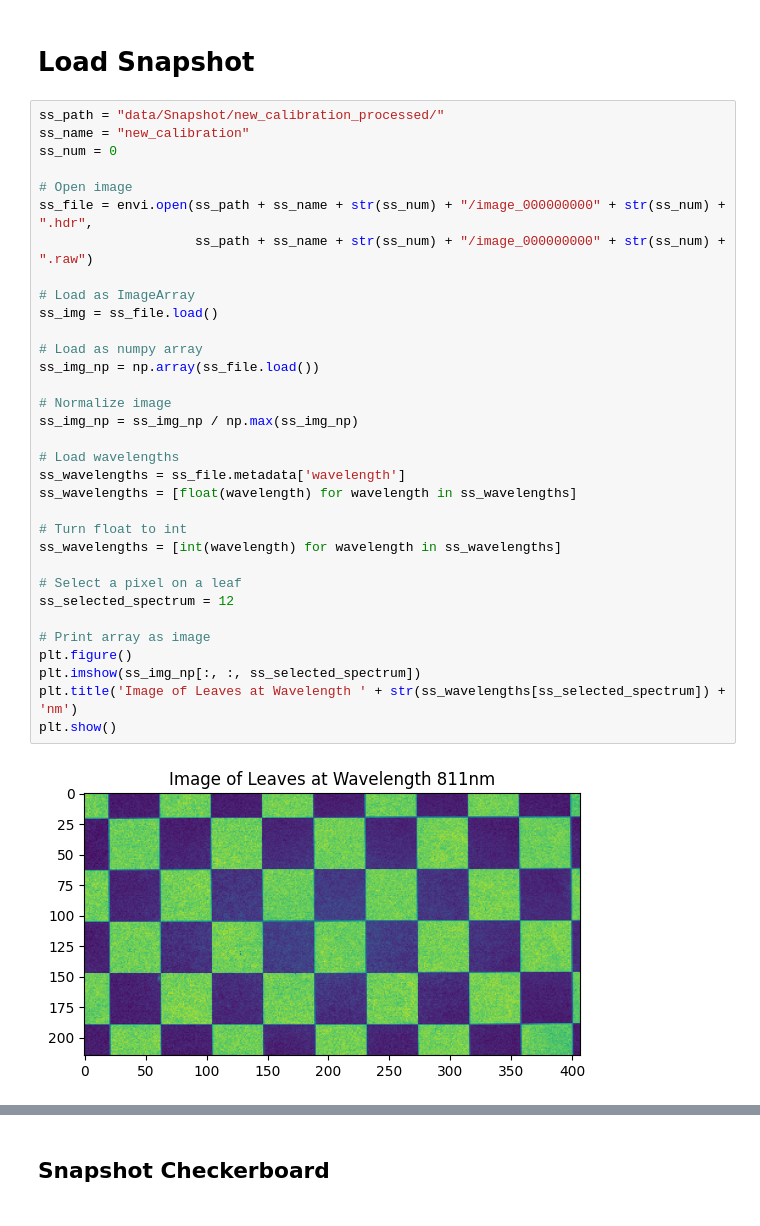
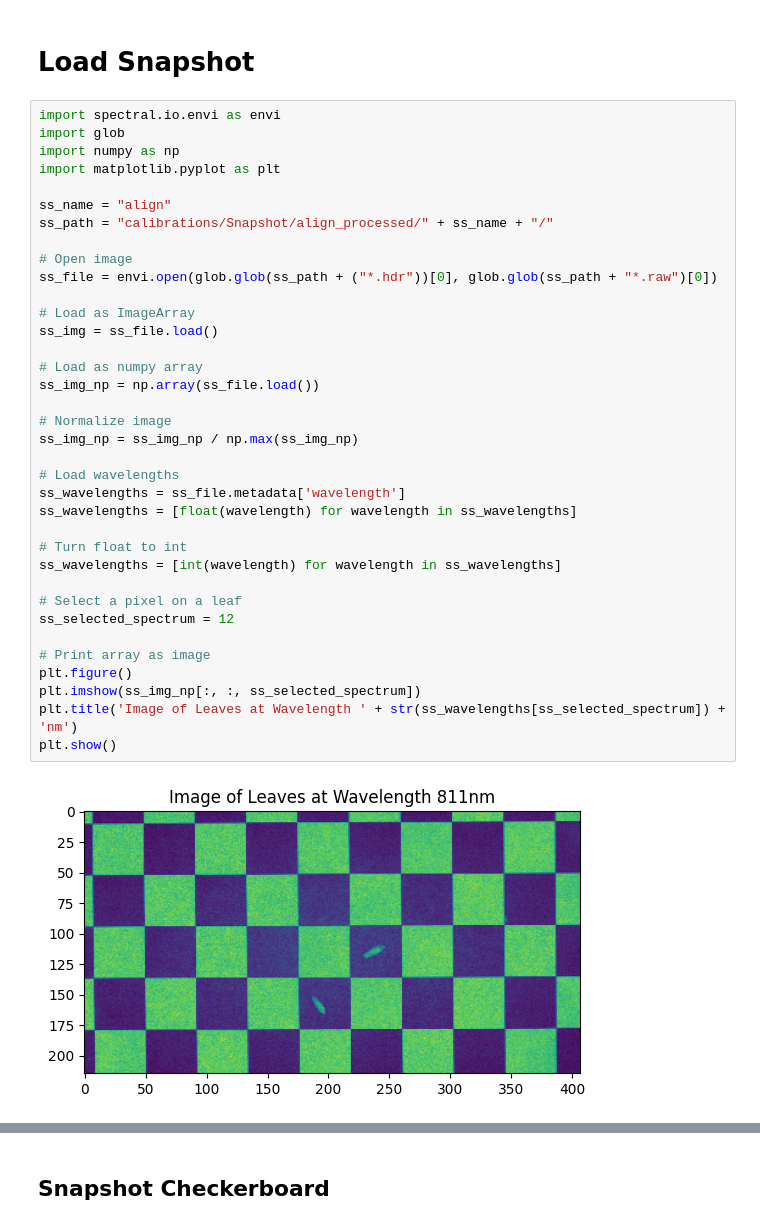
Before and after one commit to amar-music/hyperspectral-snapshot-upscaling, a Jupyter notebook: calibration.ipynb, the cells around one changed output, grey strips where cells are left out. Cells and saved outputs as stored; diff of their text form.

Commit message:
Cleaned calibration

```diff
--- a/calibration.ipynb
+++ b/calibration.ipynb
@@ -161,40 +159,43 @@ True
 # %% [markdown]
 # Load Snapshot
 # %%
-ss_path = "data/Snapshot/new_calibration_processed/"
-ss_name = "new_calibration"
-ss_num = 0
+import spectral.io.envi as envi
+import glob
+import numpy as np
+import matplotlib.pyplot as plt
+
+ss_name = "align"
+ss_path = "calibrations/Snapshot/align_processed/" + ss_name + "/"
 
 # Open image
-ss_file = envi.open(ss_path + ss_name + str(ss_num) + "/image_000000000" + str(ss_num) + ".hdr",
-                    ss_path + ss_name + str(ss_num) + "/image_000000000" + str(ss_num) + ".raw")
+ss_file = envi.open(glob.glob(ss_path + ("*.hdr"))[0], glob.glob(ss_path + "*.raw")[0])
 
 # Load as ImageArray
 ss_img = ss_file.load()
 
 # Load as numpy array
 ss_img_np = np.array(ss_file.load())
 
 # Normalize image
 ss_img_np = ss_img_np / np.max(ss_img_np)
 
 # Load wavelengths
 ss_wavelengths = ss_file.metadata['wavelength']
 ss_wavelengths = [float(wavelength) for wavelength in ss_wavelengths]
 
 # Turn float to int
 ss_wavelengths = [int(wavelength) for wavelength in ss_wavelengths]
 
 # Select a pixel on a leaf
 ss_selected_spectrum = 12
 
 # Print array as image
 plt.figure()
 plt.imshow(ss_img_np[:, :, ss_selected_spectrum])
 plt.title('Image of Leaves at Wavelength ' + str(ss_wavelengths[ss_selected_spectrum]) + 'nm')
 plt.show()
 # %% [output]
-[figure, old version]
+[figure, new version]
 # %%
 import cv2 as cv
 import glob
```
Also changed, not shown: parts of 3 cells of this notebook, 1 other file.
